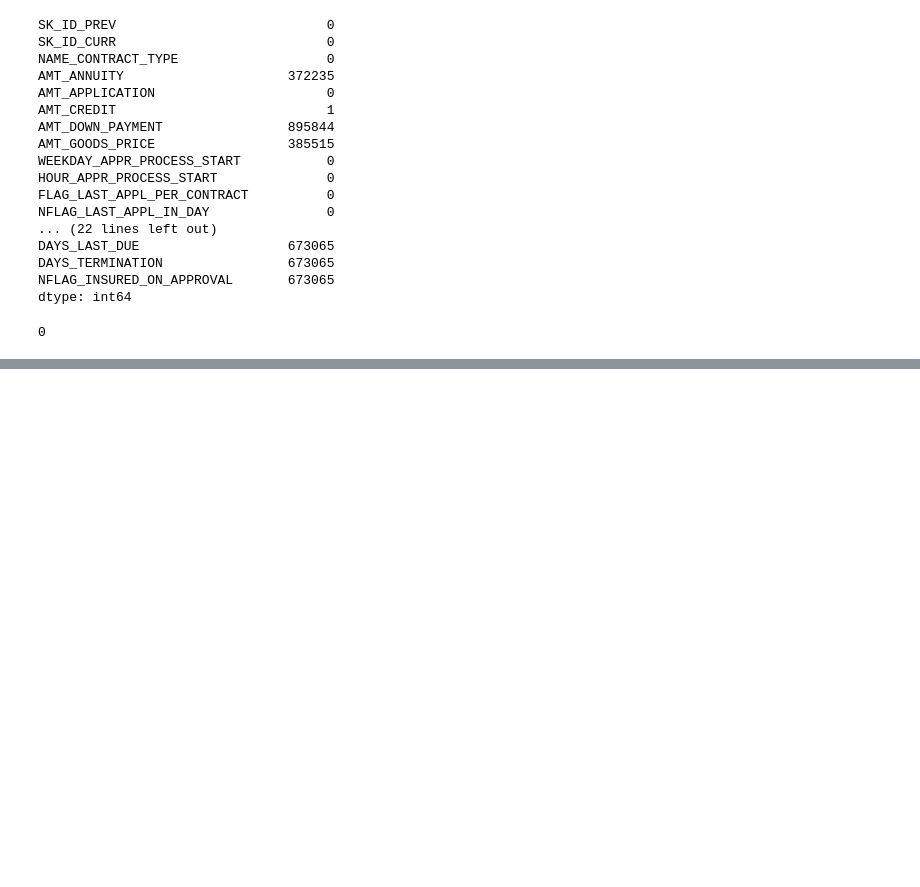
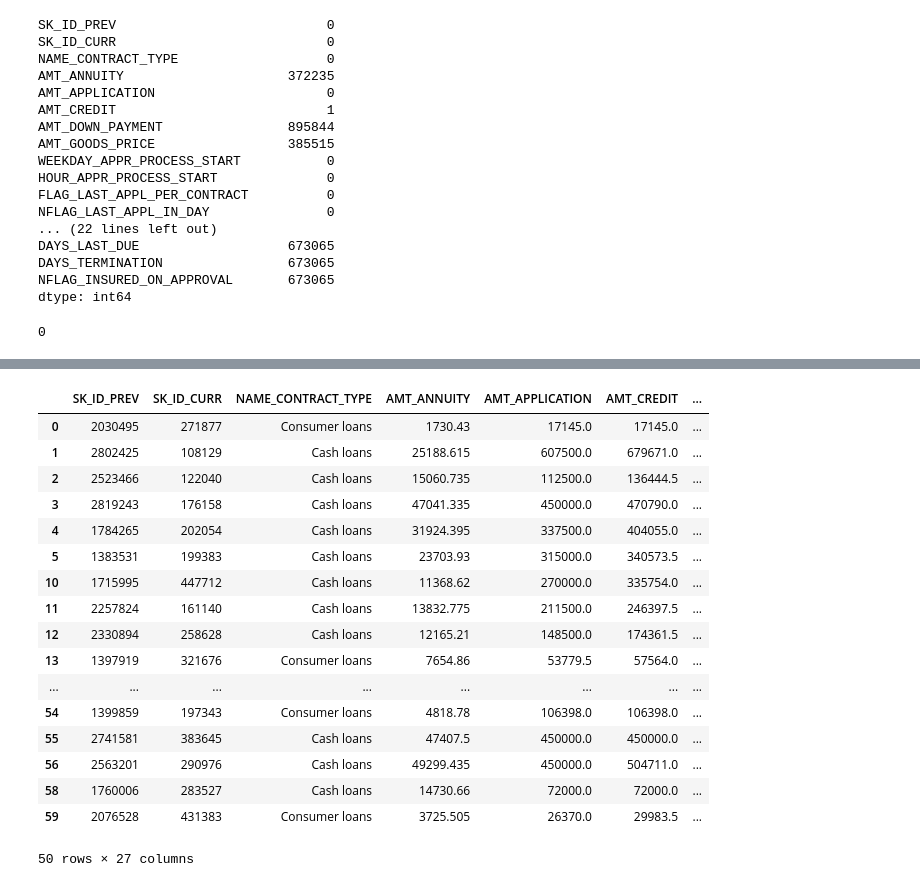
Before and after one commit to XinJin24/Credit_Saver, a Jupyter notebook: Works_Xin.ipynb, the cells around one changed output, grey strips where cells are left out. Cells and saved outputs as stored; diff of their text form; code cells hidden in the pictures; blank space fills up the shorter version.

```diff
--- a/Works_Xin.ipynb
+++ b/Works_Xin.ipynb
@@ -127,0 +152,33 @@ sns.pairplot(df, hue='NAME_CONTRACT_STATUS');
+# %%
+# get the average annuity of approved applications and refused applications
+average_approved_AMT_ANNUITY=(df[(df['NAME_CONTRACT_STATUS']==1)])['AMT_ANNUITY'].mean()
+average_Refused_ANNUITY=(df[(df['NAME_CONTRACT_STATUS']==0)])['AMT_ANNUITY'].mean()
+print("the average annuity of approved applications is ", average_approved_AMT_ANNUITY)
+print("the average annuity of refused applications is ", average_Refused_ANNUITY)
+# %%
+#it seems like we have to fill something into the null values
+#some AMT_ANNUITY is empty, I will replace the the average AMT_ANNUITY based on its NAME_CONTRACT_STATUS
+
+df['AMT_ANNUITY'] = np.where(((df['AMT_ANNUITY']=='nan') & (df['NAME_CONTRACT_STATUS'] == 1) ), average_approved_AMT_ANNUITY,df['AMT_ANNUITY'] )
+df['AMT_ANNUITY'] = np.where(((df['AMT_ANNUITY']=='nan') & (df['NAME_CONTRACT_STATUS'] == 0) ), average_Refused_ANNUITY,df['AMT_ANNUITY'] )
+# %%
+df.head(50)
+# %% [output]
+|  | SK_ID_PREV | SK_ID_CURR | NAME_CONTRACT_TYPE | AMT_ANNUITY | AMT_APPLICATION | AMT_CREDIT | ... |
+| 0 | 2030495 | 271877 | Consumer loans | 1730.43 | 17145.0 | 17145.0 | ... |
+| 1 | 2802425 | 108129 | Cash loans | 25188.615 | 607500.0 | 679671.0 | ... |
+| 2 | 2523466 | 122040 | Cash loans | 15060.735 | 112500.0 | 136444.5 | ... |
+| 3 | 2819243 | 176158 | Cash loans | 47041.335 | 450000.0 | 470790.0 | ... |
+| 4 | 1784265 | 202054 | Cash loans | 31924.395 | 337500.0 | 404055.0 | ... |
+| 5 | 1383531 | 199383 | Cash loans | 23703.93 | 315000.0 | 340573.5 | ... |
+| 10 | 1715995 | 447712 | Cash loans | 11368.62 | 270000.0 | 335754.0 | ... |
+| 11 | 2257824 | 161140 | Cash loans | 13832.775 | 211500.0 | 246397.5 | ... |
+| 12 | 2330894 | 258628 | Cash loans | 12165.21 | 148500.0 | 174361.5 | ... |
+| 13 | 1397919 | 321676 | Consumer loans | 7654.86 | 53779.5 | 57564.0 | ... |
+| ... | ... | ... | ... | ... | ... | ... | ... |
+| 54 | 1399859 | 197343 | Consumer loans | 4818.78 | 106398.0 | 106398.0 | ... |
+| 55 | 2741581 | 383645 | Cash loans | 47407.5 | 450000.0 | 450000.0 | ... |
+| 56 | 2563201 | 290976 | Cash loans | 49299.435 | 450000.0 | 504711.0 | ... |
+| 58 | 1760006 | 283527 | Cash loans | 14730.66 | 72000.0 | 72000.0 | ... |
+| 59 | 2076528 | 431383 | Consumer loans | 3725.505 | 26370.0 | 29983.5 | ... |
+50 rows × 27 columns
```
Also changed, not shown: parts of 6 cells of this notebook, 1 other file.
